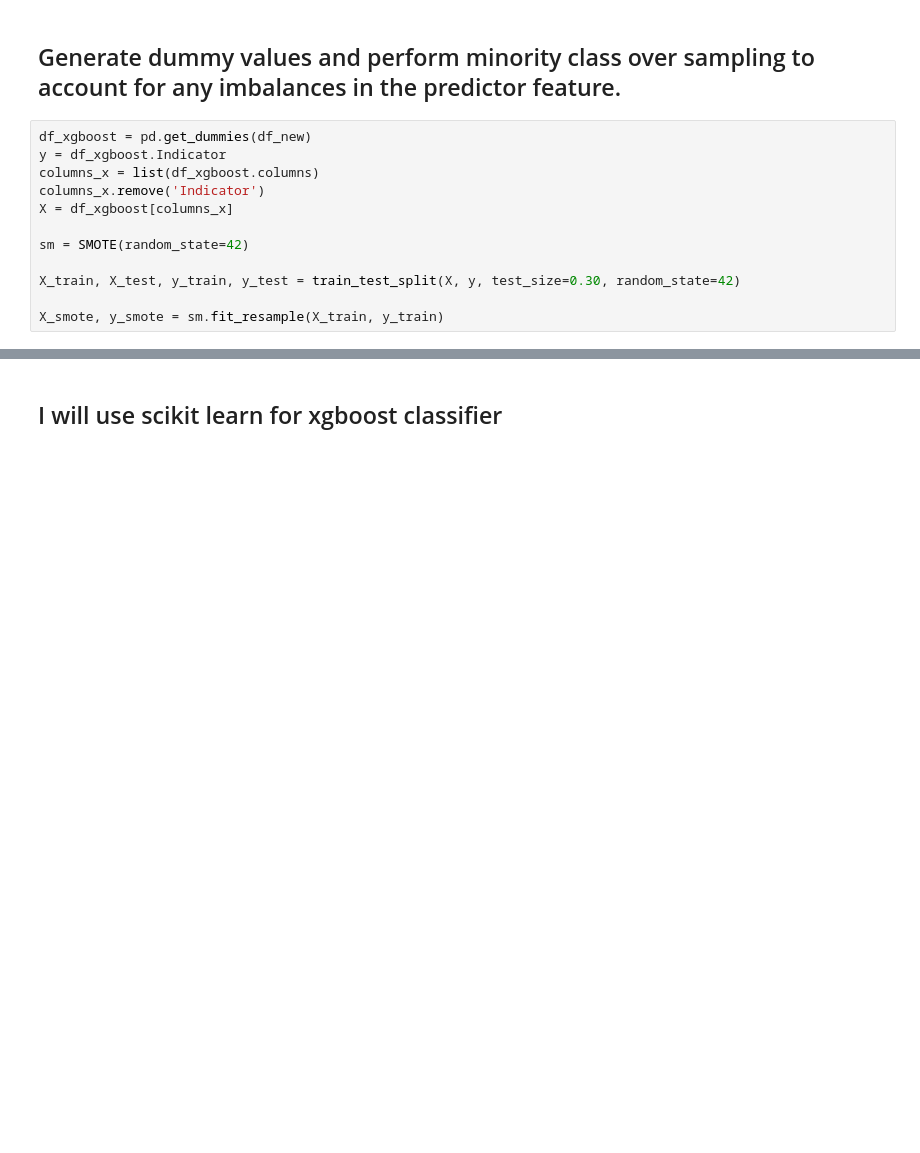
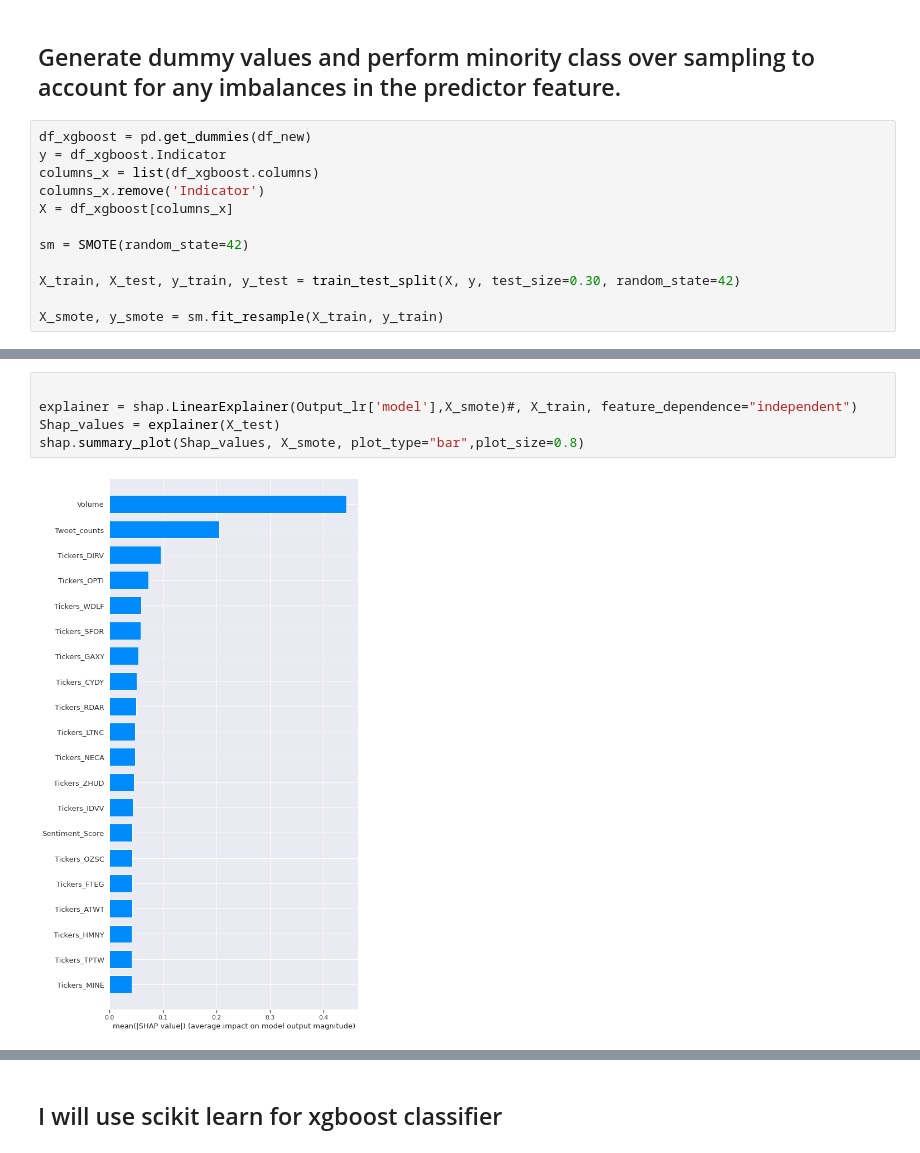
Before and after one commit to abhinavgairola/Anomaly_Detection_OTC_Market, a Jupyter notebook: Scripts/EDA_Machine_learning.ipynb, the cells around one changed output, grey strips where cells are left out. Drawn from its saved outputs; the diff is of its cells as text; blank space fills up the shorter version.

```diff
--- a/Scripts/EDA_Machine_learning.ipynb
+++ b/Scripts/EDA_Machine_learning.ipynb
@@ -381,0 +403,7 @@ shap.plots.beeswarm(Shap_values)
+# %%
+
+explainer = shap.LinearExplainer(Output_lr['model'],X_smote)#, X_train, feature_dependence="independent")
+Shap_values = explainer(X_test)
+shap.summary_plot(Shap_values, X_smote, plot_type="bar",plot_size=0.8)
+# %% [output]
+[figure, added]
```
Also changed, not shown: parts of 22 cells of this notebook.
